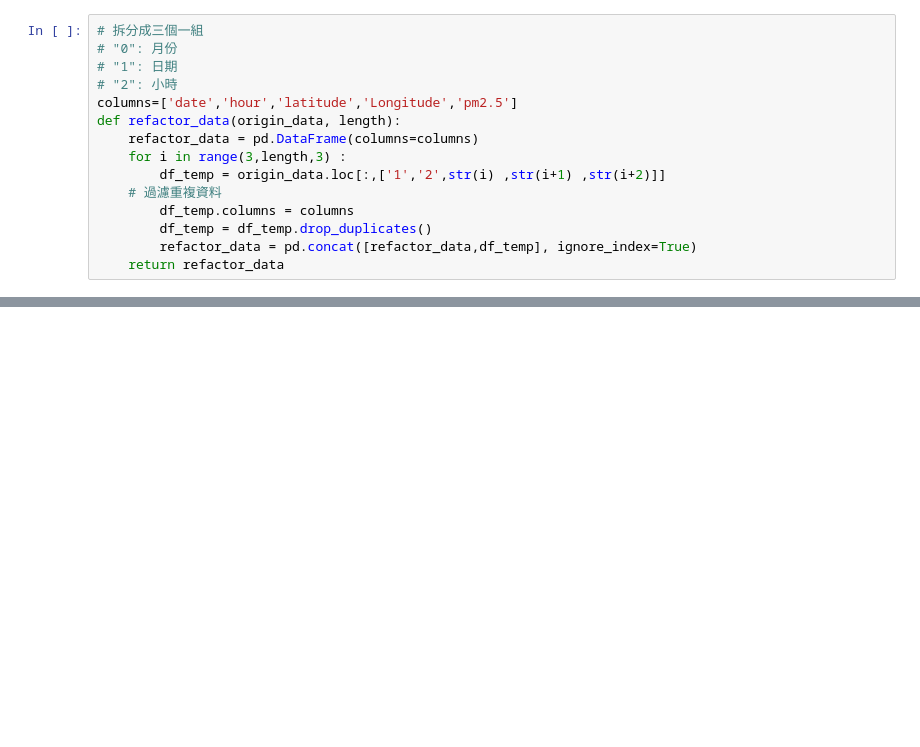
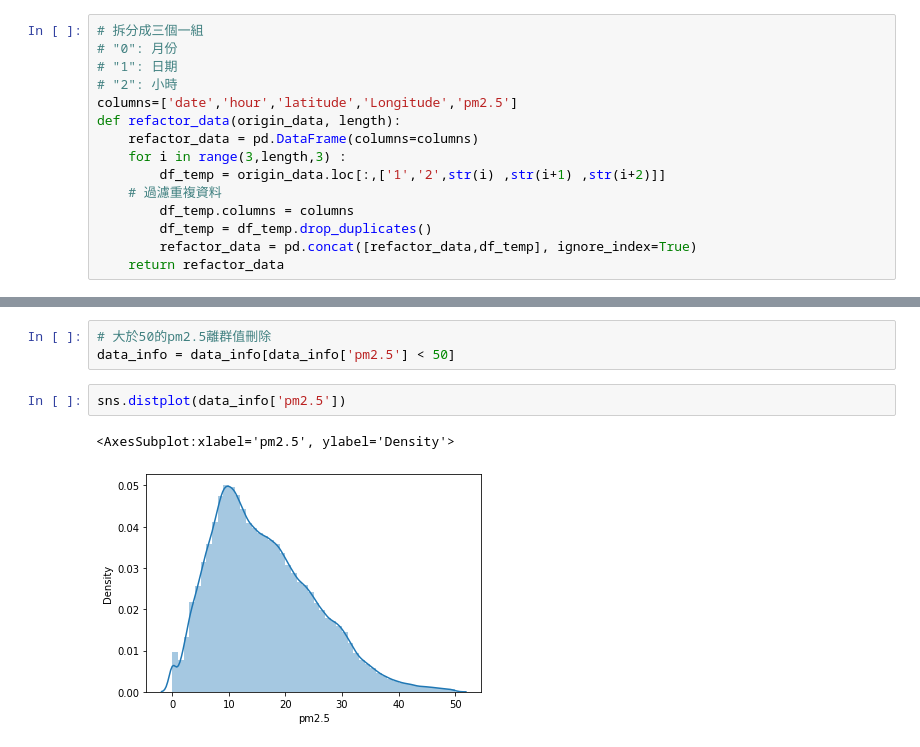
Before and after one commit to bert5566/ML, a Jupyter notebook: 學校作業/學校作業.ipynb, the cells around one changed output, grey strips where cells are left out. Saved outputs shown, nothing was run; the diff lists cells and outputs as text; blank space fills up the shorter version.

```diff
--- a/學校作業/學校作業.ipynb
+++ b/學校作業/學校作業.ipynb
@@ -61,0 +78,8 @@ print(f'清除重複資料{refactor_data1.shape}')
+# %%
+# 大於50的pm2.5離群值刪除
+data_info = data_info[data_info['pm2.5'] < 50]
+# %%
+sns.distplot(data_info['pm2.5'])
+# %% [output]
+<AxesSubplot:xlabel='pm2.5', ylabel='Density'>
+[figure, added]
```
Also changed, not shown: parts of 24 cells of this notebook, 1 other file.
